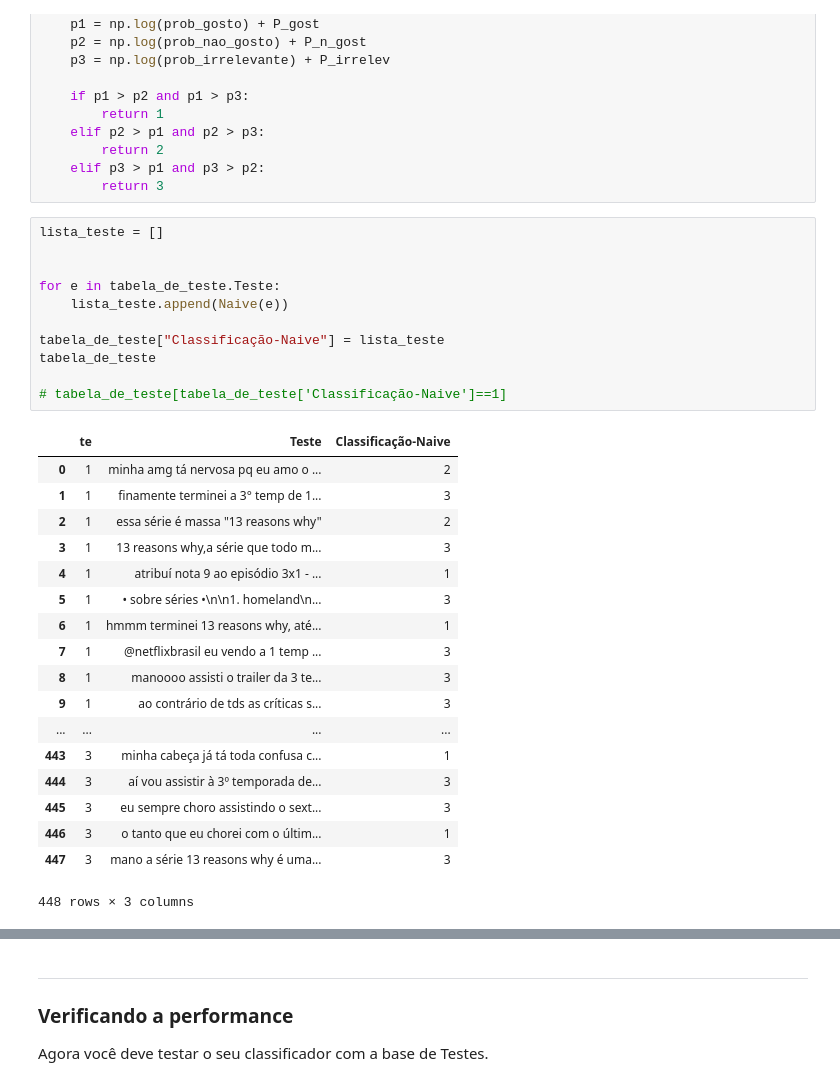
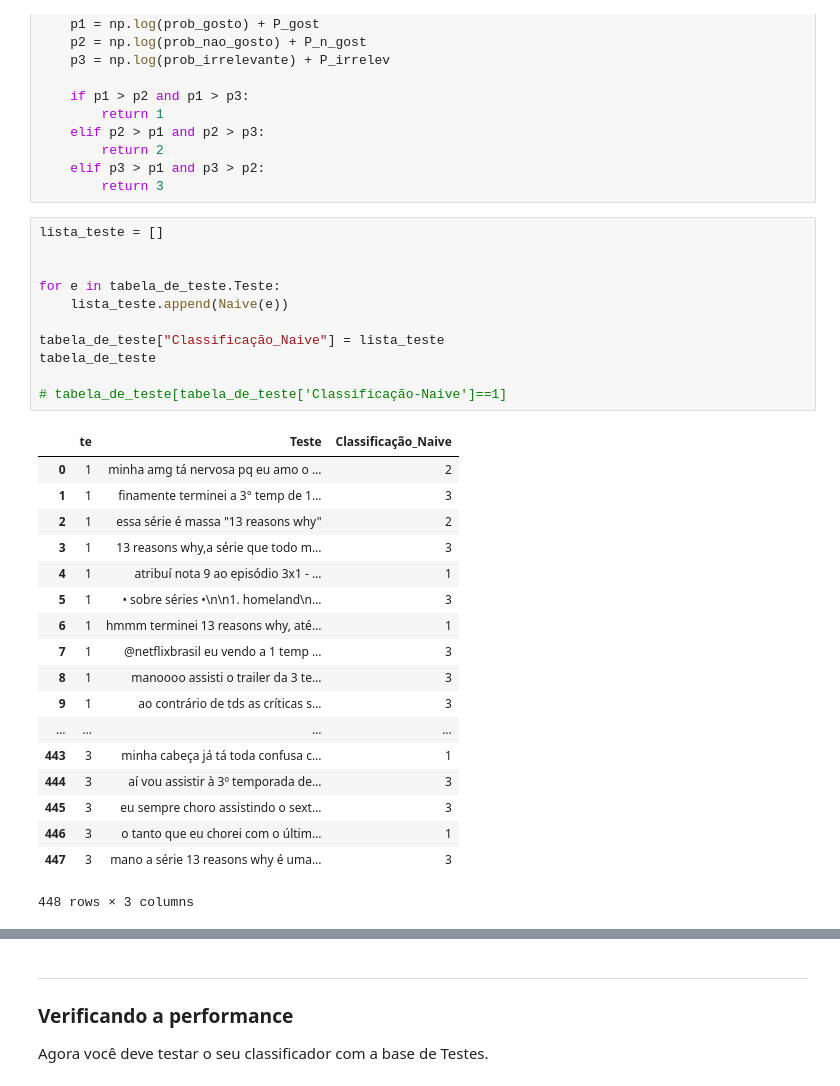
Before and after one commit to juliaribeiromartins/IJ_Projeto2_Ci-ncia_dos_dados, a Jupyter notebook: Projeto2_limpo.ipynb, the cells around one changed output, grey strips where cells are left out. Drawn from its saved outputs; the diff is of its cells as text.

```diff
--- a/Projeto2_limpo.ipynb
+++ b/Projeto2_limpo.ipynb
@@ -263,16 +265,16 @@ def Naive(Tweet):
 # %%
 lista_teste = []
 
 
 for e in tabela_de_teste.Teste:
     lista_teste.append(Naive(e))
 
-tabela_de_teste["Classificação-Naive"] = lista_teste
+tabela_de_teste["Classificação_Naive"] = lista_teste
 tabela_de_teste
 
 # tabela_de_teste[tabela_de_teste['Classificação-Naive']==1]
 # %% [output]
-|  | te | Teste | Classificação-Naive |
+|  | te | Teste | Classificação_Naive |
 | 0 | 1 | minha amg tá nervosa pq eu amo o ... | 2 |
 | 1 | 1 | finamente terminei a 3° temp de 1... | 3 |
 | 2 | 1 | essa série é massa "13 reasons why" | 2 |
```
Also changed, not shown: parts of 3 cells of this notebook, 1 other file.
